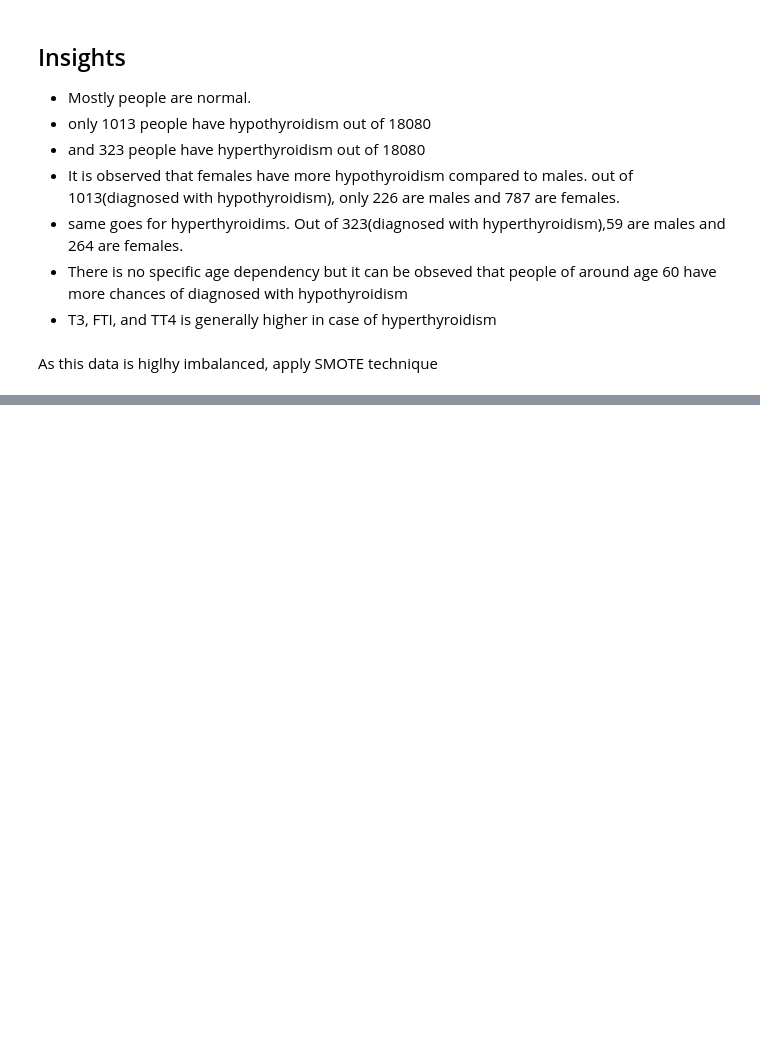
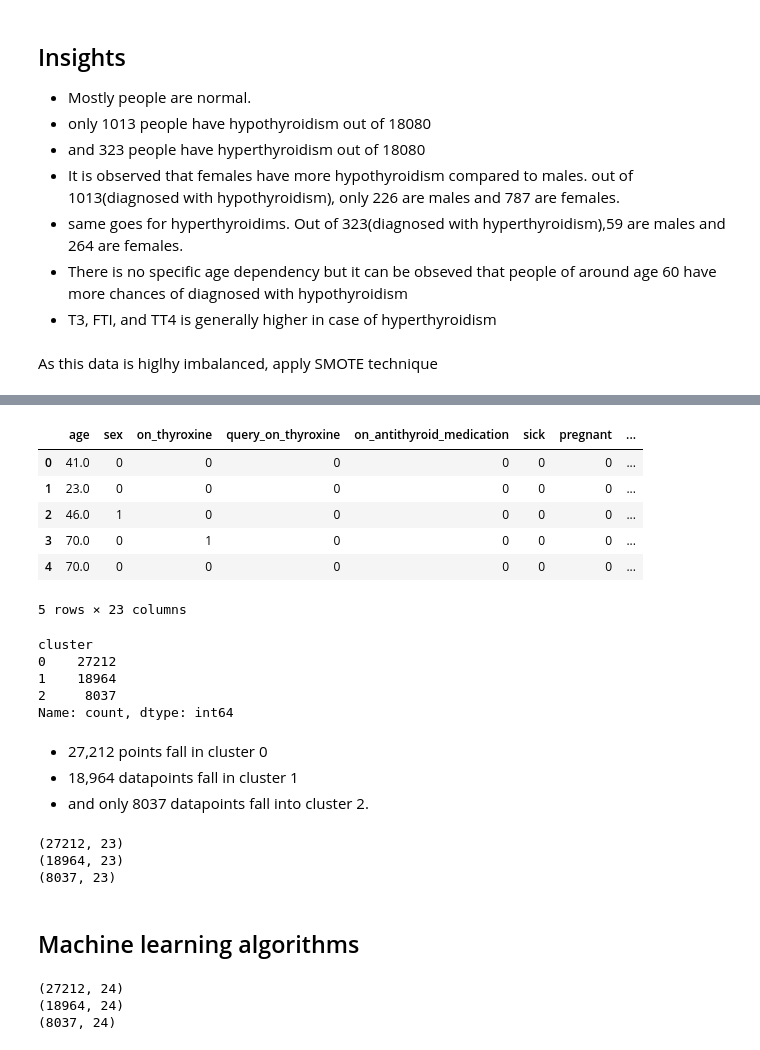
Before and after one commit to akash-soni/Thyroid-disease-detection, a Jupyter notebook: research/EDA.ipynb, the cells around one changed output, grey strips where cells are left out. Drawn from its saved outputs; the diff is of its cells as text; code cells hidden in the pictures; blank space fills up the shorter version.

```diff
--- a/research/EDA.ipynb
+++ b/research/EDA.ipynb
@@ -892,0 +1031,26 @@ As this data is higlhy imbalanced, apply SMOTE technique
+# %%
+#so, optimum 3 clusters should be there,
+kmeans = KMeans(n_clusters=3,init='k-means++', random_state=42)
+resampled_data['cluster']=kmeans.fit_predict(X)
+# %%
+resampled_data.head()
+# %% [output]
+|  | age | sex | on_thyroxine | query_on_thyroxine | on_antithyroid_medication | sick | pregnant | ... |
+| 0 | 41.0 | 0 | 0 | 0 | 0 | 0 | 0 | ... |
+| 1 | 23.0 | 0 | 0 | 0 | 0 | 0 | 0 | ... |
+| 2 | 46.0 | 1 | 0 | 0 | 0 | 0 | 0 | ... |
+| 3 | 70.0 | 0 | 1 | 0 | 0 | 0 | 0 | ... |
+| 4 | 70.0 | 0 | 0 | 0 | 0 | 0 | 0 | ... |
+5 rows × 23 columns
+# %%
+resampled_data['cluster'].value_counts()
+# %% [output]
+cluster
+0    27212
+1    18964
+2     8037
+Name: count, dtype: int64
+# %% [markdown]
+- 27,212 points fall in cluster 0
+- 18,964 datapoints fall in cluster 1
+- and only 8037 datapoints fall into cluster 2.
@@ -892,0 +1063,10 @@ As this data is higlhy imbalanced, apply SMOTE technique
+# %%
+print(data_0.shape)
+print(data_1.shape)
+print(data_2.shape)
+# %% [output]
+(27212, 23)
+(18964, 23)
+(8037, 23)
+# %% [markdown]
+## Machine learning algorithms
@@ -892,0 +1078,8 @@ As this data is higlhy imbalanced, apply SMOTE technique
+# %%
+print(data_0_encoded.shape)
+print(data_1_encoded.shape)
+print(data_2_encoded.shape)
+# %% [output]
+(27212, 24)
+(18964, 24)
+(8037, 24)
```
Also changed, not shown: parts of 10 cells of this notebook, 1 other file.
